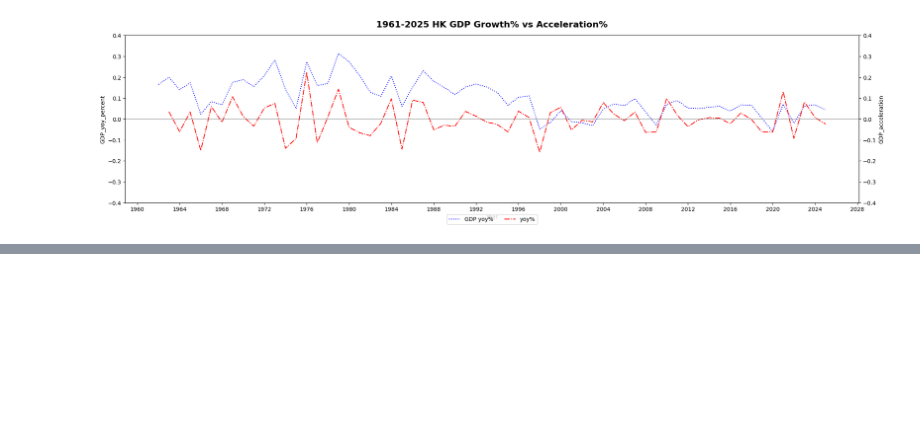
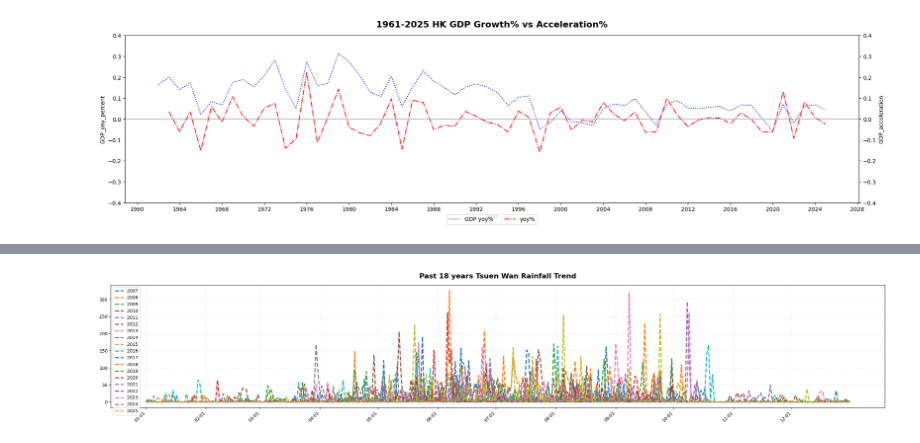
Before and after one commit to leo-cheung37/leo-cheung37, a Jupyter notebook: Statistics/Descriptive Statistics/descriptive_statistics.ipynb, the cells around one changed output, grey strips where cells are left out. Cells and saved outputs as stored; diff of their text form; code cells hidden in the pictures; blank space fills up the shorter version.

```diff
--- a/Statistics/Descriptive Statistics/descriptive_statistics.ipynb
+++ b/Statistics/Descriptive Statistics/descriptive_statistics.ipynb
@@ -531,0 +707,27 @@ plt.show()
+# %%
+#3.2. RainFall Year by Year (2007-2025) **2006 & 2026 are NOT full year
+df_final_cut=df_final.copy()
+df_final_cut['date_mm_dd']=df_final_cut['date'].dt.strftime('%m-%d')
+df_final_cut=df_final_cut.sort_values(by='date_mm_dd') #since the first record is May, sort the date before plot graph
+x_monthDay=df_final_cut[df_final_cut['date_mm_dd']!='02-29']['date_mm_dd'].unique().tolist() #Drop 02-29 to keep all list lengths are 365
+
+plt.figure(figsize=(25, 5))
+#2007-2025
+base_year=2007
+for i in range(0,19): #2007 + 0~18
+    _year=base_year+i
+    if _year % 4:
+        plt.plot(x_monthDay, df_final_cut[df_final_cut['Year']==_year]['RainFall'].tolist(), linestyle='--',linewidth=2.5, label=_year)
+    else:
+        plt.plot(x_monthDay, df_final_cut[(df_final_cut['Year']==_year) & (df_final_cut['date_mm_dd']!='02-29')]['RainFall'].tolist(), linestyle='--',linewidth=2.5, label=_year)
+
+ticks_positions = [idx for idx, date in enumerate(x_monthDay) if date.endswith('-01')]
+ticks_labels = [date for date in x_monthDay if date.endswith('-01')]
+plt.xticks(ticks=ticks_positions, labels=ticks_labels, rotation=45, ha='right')
+plt.title("Past 18 years Tsuen Wan Rainfall Trend", fontsize=16, fontweight='bold', pad=15)
+plt.legend(loc='upper left')
+plt.grid(axis='both', linestyle='--', alpha=0.3)
+plt.tight_layout()
+plt.show()
+# %% [output]
+[figure, added]
```
Also changed, not shown: parts of 6 cells of this notebook, 1 other file.
